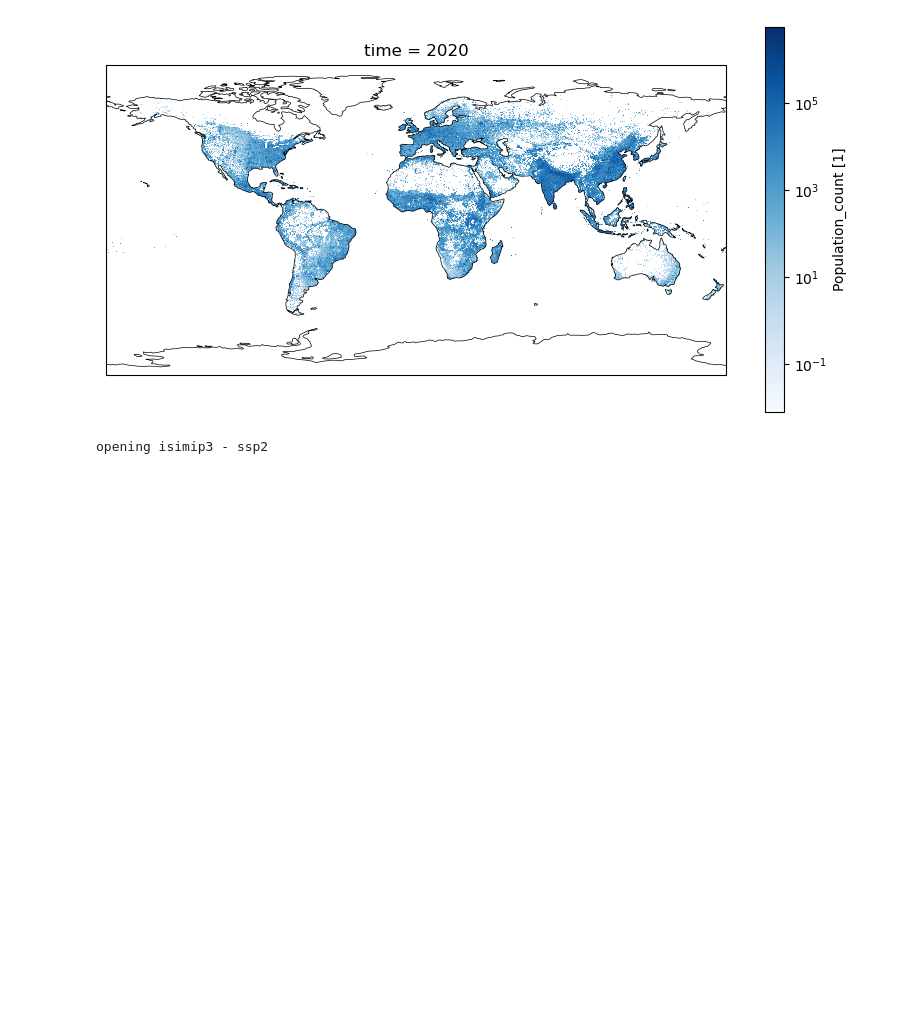
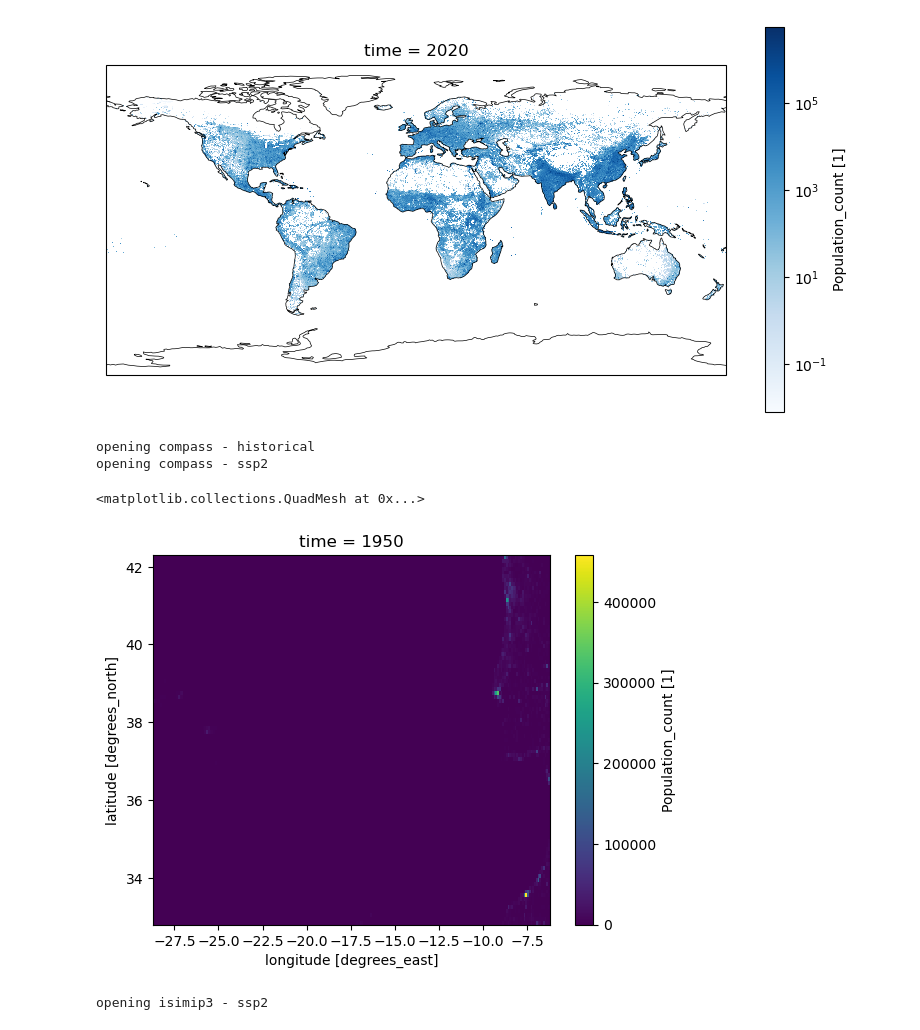
Before and after one commit to rosapietroiusti/dem4cli, a Jupyter notebook: development/dem4cli_v2-dev.ipynb, the cells around one changed output. Drawn from its saved outputs; the diff is of its cells as text; code cells hidden in the pictures; blank space fills up the shorter version.

Commit message:
v2 new data loading and start demo notebook

```diff
--- a/development/dem4cli_v2-dev.ipynb
+++ b/development/dem4cli_v2-dev.ipynb
@@ -393,6 +393,28 @@ ax.add_feature(cfeature.COASTLINE, linewidth=0.5)
 # %% [output]
 <cartopy.mpl.feature_artist.FeatureArtist at 0x...>
 [figure]
+# %%
+# test the bbox - ok works!
+
+
+da_population = load_population(
+    dir_population= dir_population,
+    startyear=1950,
+    endyear=2100,
+    ssp=2,
+    urbanrural=False,
+    chunksize=100,
+    bbox = [32.75, 42.25,  -28.75, -6.25]
+
+)
+# %% [output]
+opening compass - historical
+opening compass - ssp2
+# %%
+da_population.isel(time=0).plot()
+# %% [output]
+<matplotlib.collections.QuadMesh at 0x...>
+[figure, added]
 # %%
 #testing old version still works
 
```
Also changed, not shown: parts of 9 cells of this notebook, 4 other files.
